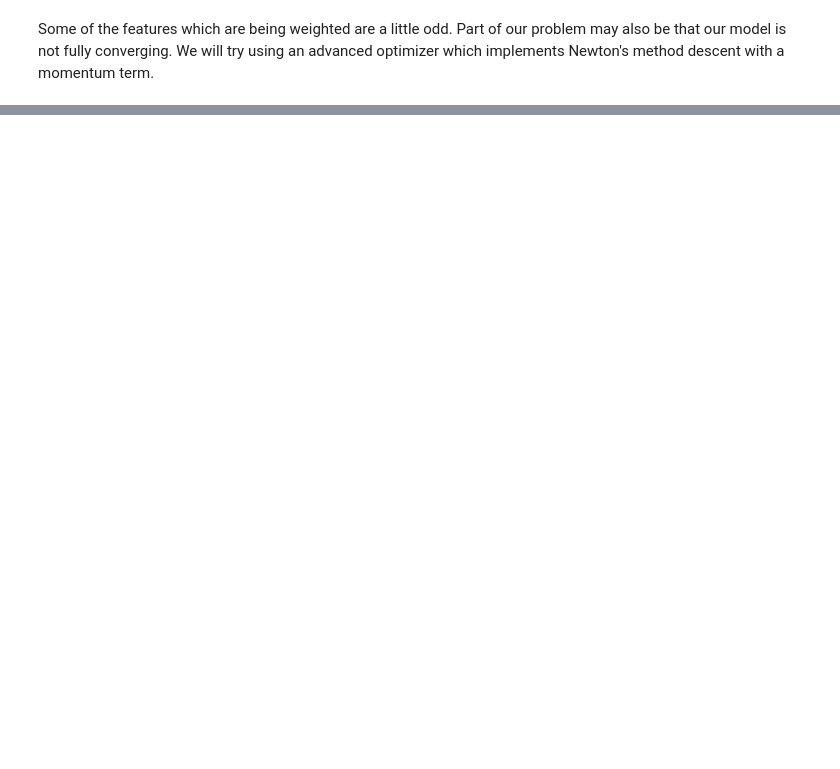
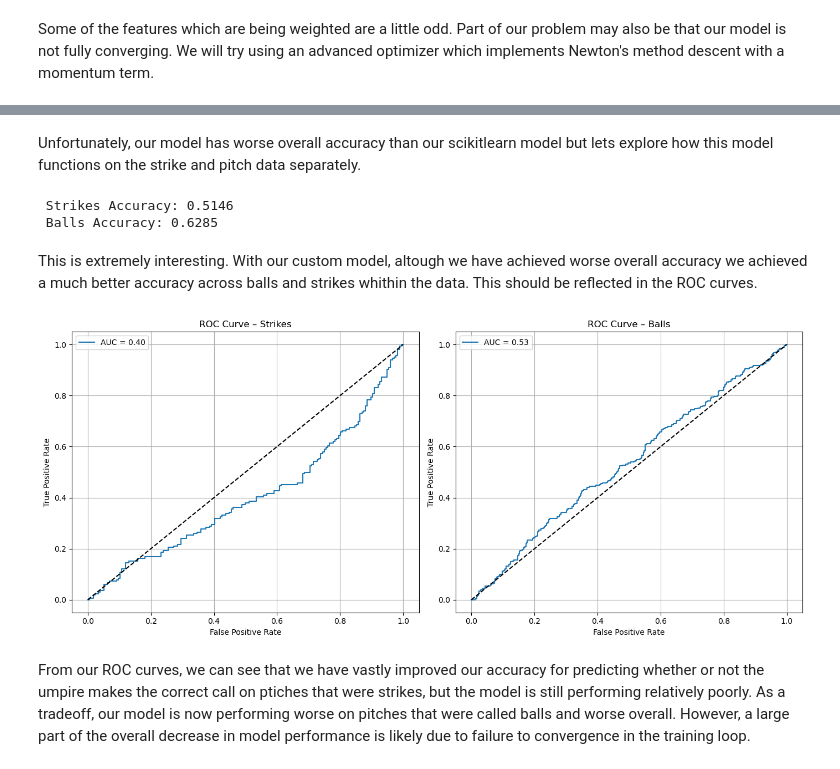
Before and after one commit to ctkatz/ML_project, a Jupyter notebook: ryan.ipynb, the cells around one changed output, grey strips where cells are left out. Saved outputs shown, nothing was run; the diff lists cells and outputs as text; code cells hidden in the pictures; blank space fills up the shorter version.

```diff
--- a/ryan.ipynb
+++ b/ryan.ipynb
@@ -458,0 +518,70 @@ plt.show()
+# %% [markdown]
+Unfortunately, our model has worse overall accuracy than our scikitlearn model but lets explore how this model functions on the strike and pitch data separately.
+# %%
+# convert pitch and balls data used before to the proper tensor format
+# convet NAs
+X_strikes = X_strikes.fillna(0)
+X_balls = X_balls.fillna(0)
+
+# Preprocess the data with the same processor as the training data
+X_strikes_clean = preprocessor.transform(X_strikes)
+X_balls_clean = preprocessor.transform(X_balls)
+
+# Convert to torch tensors
+X_strikes_clean_tensor = torch.tensor(X_strikes_clean, dtype = torch.float32)
+X_balls_clean_tensor = torch.tensor(X_balls_clean, dtype = torch.float32)
+y_strikes_clean_tensor = torch.tensor(y_strikes.values, dtype = torch.float32)
+y_balls_clean_tensor = torch.tensor(y_balls.values, dtype = torch.float32)
+
+# pull accuracy scores for ptiches that were strikes and pitches that were balls
+strikes_acc = accuracy_score(y_strikes_clean_tensor, LR.predict(X_strikes_clean_tensor))
+balls_acc = accuracy_score(y_balls_clean_tensor, LR.predict(X_balls_clean_tensor))
+
+# print the accuracy
+print(f" Strikes Accuracy: {strikes_acc:.4f}")
+print(f" Balls Accuracy: {balls_acc:.4f}")
+# %% [output]
+ Strikes Accuracy: 0.5146
+ Balls Accuracy: 0.6285
+# %% [markdown]
+This is extremely interesting. With our custom model, altough we have achieved worse overall accuracy we achieved a much better accuracy across balls and strikes whithin the data. This should be reflected in the ROC curves.
+# %%
+# Get predicted probabilities
+y_strikes_scores = LR.prob(X_strikes_clean_tensor)[:, 1]
+y_balls_scores = LR.prob(X_balls_clean_tensor)[:, 1]
+
+# Compute ROC curve values
+fpr_strikes, tpr_strikes, _ = roc_curve(y_strikes_clean_tensor, y_strikes_scores)
+roc_auc_strikes = auc(fpr_strikes, tpr_strikes)
+
+fpr_balls, tpr_balls, _ = roc_curve(y_balls_clean_tensor, y_balls_scores)
+roc_auc_balls = auc(fpr_balls, tpr_balls)
+
+# Create side-by-side subplots
+fig, axs = plt.subplots(1, 2, figsize = (14, 6))
+
+# Plot Strike ROC
+axs[0].plot(fpr_strikes, tpr_strikes, label = f'AUC = {roc_auc_strikes:.2f}')
+axs[0].plot([0, 1], [0, 1], 'k--')
+axs[0].set_title('ROC Curve – Strikes')
+axs[0].set_xlabel('False Positive Rate')
+axs[0].set_ylabel('True Positive Rate')
+axs[0].legend()
+axs[0].grid()
+
+# Plot Ball ROC
+axs[1].plot(fpr_balls, tpr_balls, label = f'AUC = {roc_auc_balls:.2f}')
+axs[1].plot([0, 1], [0, 1], 'k--')
+axs[1].set_title('ROC Curve – Balls')
+axs[1].set_xlabel('False Positive Rate')
+axs[1].set_ylabel('True Positive Rate')
+axs[1].legend()
+axs[1].grid()
+
+# Show both plots
+plt.tight_layout()
+plt.show()
+# %% [output]
+[figure, added]
+# %% [markdown]
+From our ROC curves, we can see that we have vastly improved our accuracy for predicting whether or not the umpire makes the correct call on ptiches that were strikes, but the model is still performing relatively poorly. As a tradeoff, our model is now performing worse on pitches that were called balls and worse overall. However, a large part of the overall decrease in model performance is likely due to failure to convergence in the training loop.
```
Also changed, not shown: parts of 10 cells of this notebook, 1 other file.
